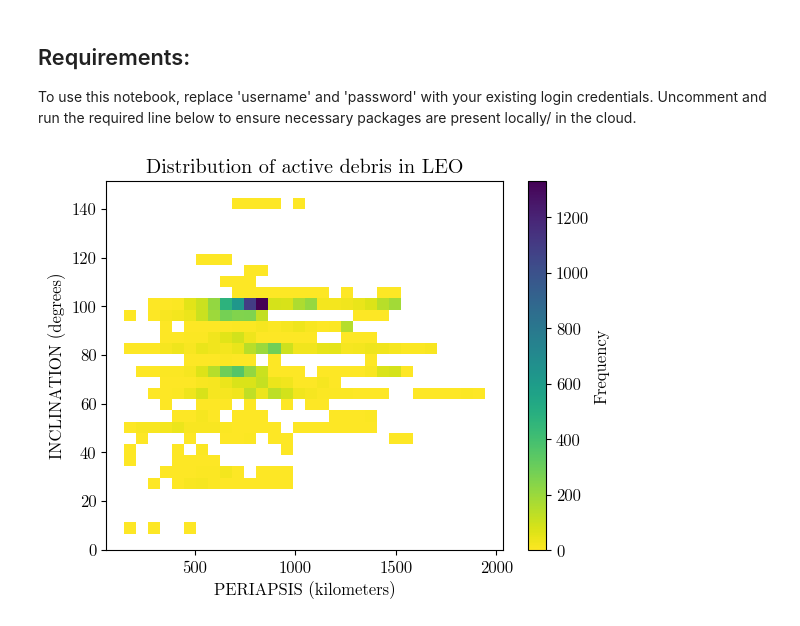
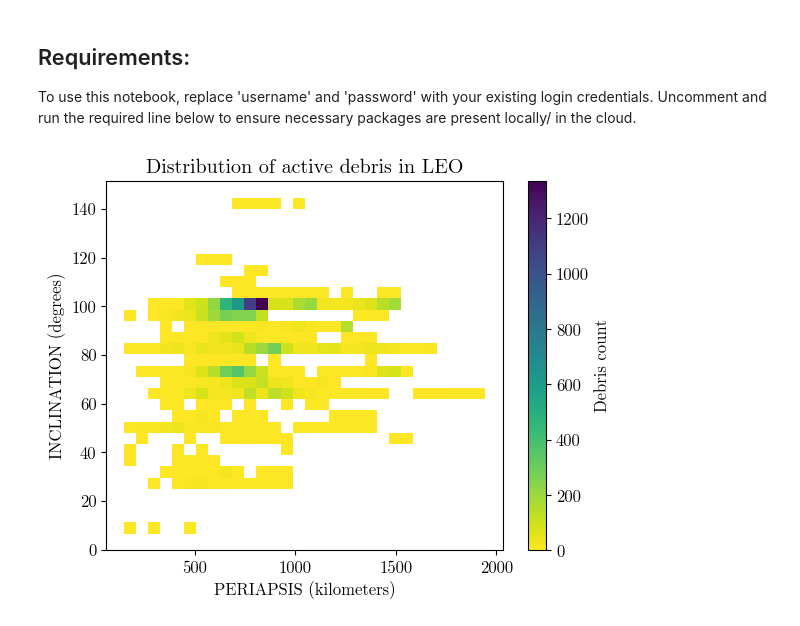
Before and after one commit to spaceprotocol-org/space-data, a Jupyter notebook: analysis/02_2023-12-27_debris.ipynb, the cells around one changed output. Drawn from its saved outputs; the diff is of its cells as text; code cells hidden in the pictures.

```diff
--- a/analysis/02_2023-12-27_debris.ipynb
+++ b/analysis/02_2023-12-27_debris.ipynb
@@ -51,32 +51,32 @@ with requests.Session() as session:
     if response1.status_code != 200:
         raise HandleError('GET')
 
     data1 = response1.text
 
     dataFrame1 = pd.read_json(io.StringIO(data1))
 
     """
     Using any available fonts is permissible for the plots,
     but I chose CMU Serif for aesthetic reasons.
     For Ubuntu, you can install the font package fonts-cmu
     (using sudo apt install fonts-cmu), which contains the fonts.
     """
     # plt.rcParams['font.family'] = "CMU Serif"
     # plt.rcParams['font.size'] = 12
 
     # Drops the DEBRIS data where DECAY_DATE != null and MEAN_MOTION >= 11.25
     dataFrame1 = dataFrame1[dataFrame1['DECAY_DATE'].isnull() & (dataFrame1['MEAN_MOTION'] >= 11.25)]
 
     # Plots the distribution of active debris in LEO
     sns.histplot(x = 'PERIAPSIS', y = 'INCLINATION', data = dataFrame1,
                  cmap = 'viridis_r',
                  cbar = True,
-                 cbar_kws = {'label': 'Frequency'}, bins = 30)
+                 cbar_kws = {'label': 'Debris count'}, bins = 30)
 
     plt.xlabel("PERIAPSIS (kilometers)")
     plt.ylabel("INCLINATION (degrees)")
     plt.title("Distribution of active debris in LEO")
 
 session.close()
 # %% [output]
-[figure, old version]
+[figure, new version]
```
Also changed, not shown: 2 other files.
